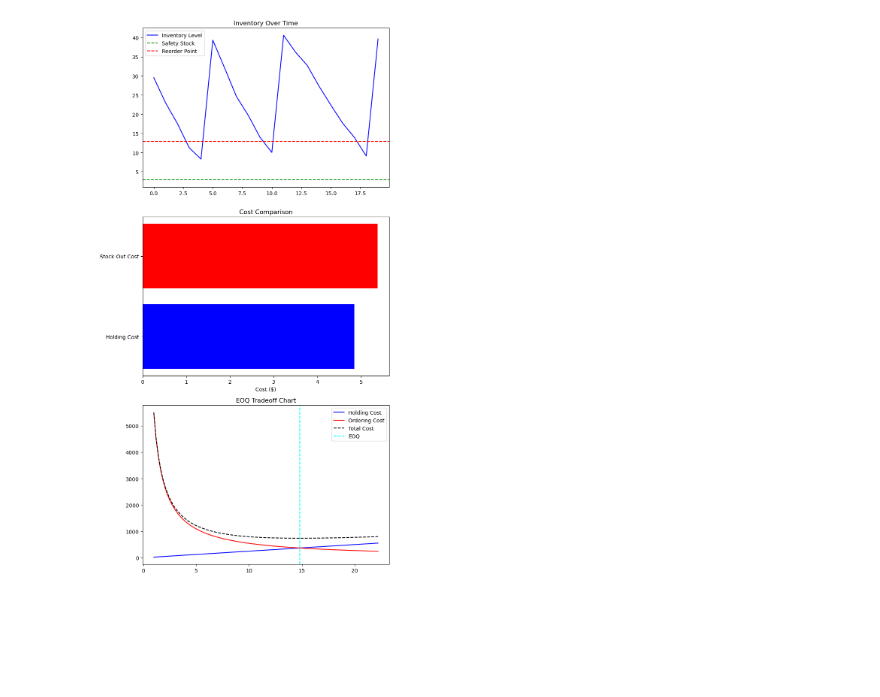
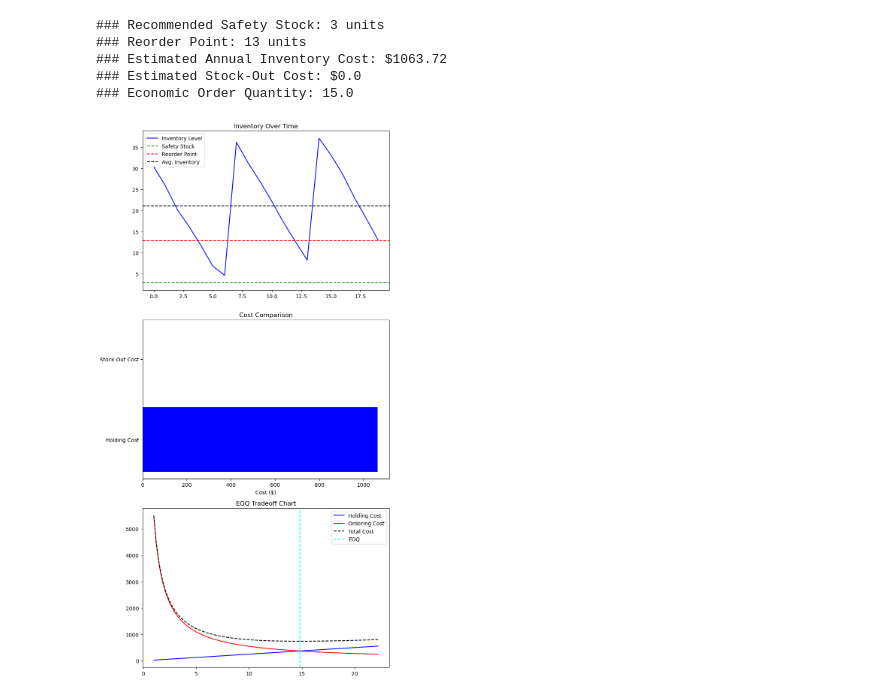
Before and after one commit to yay4john/Inventory-Optimization, a Jupyter notebook: Notebooks/SEIO with Costs.ipynb, the cells around one changed output. Cells and saved outputs as stored; diff of their text form; code cells hidden in the pictures; blank space fills up the shorter version.

Commit message:
update cost calc

```diff
--- a/Notebooks/SEIO with Costs.ipynb
+++ b/Notebooks/SEIO with Costs.ipynb
@@ -13,17 +13,6 @@ def calculate_safety_stock(demand_std, lead_time, lead_time_std, service_level):
 # Function to calculate reorder point
 def calculate_reorder_point(demand_mean, lead_time, safety_stock):
     return (demand_mean * lead_time) + safety_stock
-
-# Function to calculate inventory cost
-def calculate_inventory_cost(safety_stock, holding_cost_per_unit, order_cost, demand_mean, order_quantity):
-    holding_cost = safety_stock * holding_cost_per_unit
-    ordering_cost = (demand_mean / order_quantity) * order_cost
-    return holding_cost + ordering_cost
-
-# Function to calculate stock-out cost
-def calculate_stock_out_cost(stock_out_cost_per_unit, safety_stock, demand_mean):
-    expected_stockouts = max(0, demand_mean - safety_stock)
-    return expected_stockouts * stock_out_cost_per_unit
 # %%
 # User Inputs
 demand_mean = 5
@@ -45,55 +69,49 @@ stock_out_cost = calculate_stock_out_cost(stock_out_cost_per_unit, safety_stock,
+# %%
+# Function to calculate inventory cost
+def calculate_inventory_cost(holding_cost_per_unit, order_cost):
+    holding_cost = average_inventory * holding_cost_per_unit
+    ordering_cost = order_count * order_cost
+    return holding_cost + ordering_cost
+
+inventory_cost = calculate_inventory_cost(holding_cost_per_unit, order_cost)
+stock_out_cost = stock_out * stock_out_cost_per_unit
+# %%
+print(f"### Recommended Safety Stock: {round(safety_stock)} units")
+print(f"### Reorder Point: {round(reorder_point)} units")
+print(f"### Estimated Annual Inventory Cost: ${round(inventory_cost, 2)}")
+print(f"### Estimated Stock-Out Cost: ${round(stock_out_cost, 2)}")
+print(f"### Economic Order Quantity: {round(eoq, 0)}")
+# %% [output]
+### Recommended Safety Stock: 3 units
+### Reorder Point: 13 units
+### Estimated Annual Inventory Cost: $1063.72
+### Estimated Stock-Out Cost: $0.0
+### Economic Order Quantity: 15.0
 # %%
 # Visualization
 fig, axes = plt.subplots(3, 1, figsize=(8, 15))
 
-# Inventory Line Plot Simulation with Lead Time
-inventory_levels = []
-current_inventory = order_quantity
-order_pending = False
-lead_time_remaining = 0
-for day in range(simulation_days):
-    daily_demand = np.random.normal(demand_mean, demand_std)
-    current_inventory -= daily_demand
-
-    if order_pending:
-        lead_time_remaining -= 1
-        if lead_time_remaining <= 0:
-            current_inventory += order_quantity
-            order_pending = False
-
-    if current_inventory <= reorder_point and not order_pending:
-        order_pending = True
-        lead_time_remaining = max(1, int(np.random.normal(lead_time, lead_time_std)))
-
-    inventory_levels.append(current_inventory)
-
 axes[0].plot(range(simulation_days), inventory_levels, label="Inventory Level", color='blue')
 axes[0].axhline(safety_stock, color='green', linestyle='--', label="Safety Stock")
 axes[0].axhline(reorder_point, color='red', linestyle='--', label="Reorder Point")
+axes[0].axhline(average_inventory, color='black', linestyle='--', label="Avg. Inventory")
 axes[0].set_title("Inventory Over Time")
 axes[0].legend()
 
 # Cost Comparison Bar Chart
 axes[1].barh(["Holding Cost", "Stock-Out Cost"], [inventory_cost, stock_out_cost], color=['blue', 'red'])
 axes[1].set_title("Cost Comparison")
 axes[1].set_xlabel("Cost ($)")
-
-# EOQ Tradeoff Chart
-eoq = np.sqrt((2 * demand_mean * 365 * order_cost) / holding_cost_per_unit)
-quantity = np.linspace(1, eoq*1.5, 100)
-holding_cost = (holding_cost_per_unit * quantity)/2
-ordering_cost = (order_cost*demand_mean*365) / quantity
-total_cost = holding_cost + ordering_cost
 
 axes[2].plot(quantity, holding_cost, label="Holding Cost", color='blue')
 axes[2].plot(quantity, ordering_cost, label="Ordering Cost", color='red')
 axes[2].plot(quantity, total_cost, label="Total Cost", color='black', linestyle='dashed')
 axes[2].axvline(eoq, color='cyan', linestyle='--', label="EOQ")
 axes[2].set_title("EOQ Tradeoff Chart")
 axes[2].legend()
 
 plt.tight_layout()
 
 fig.show()
 # %% [output]
-[figure, old version]
+[figure, new version]
```
Also changed, not shown: parts of 2 cells of this notebook, 2 other files.
